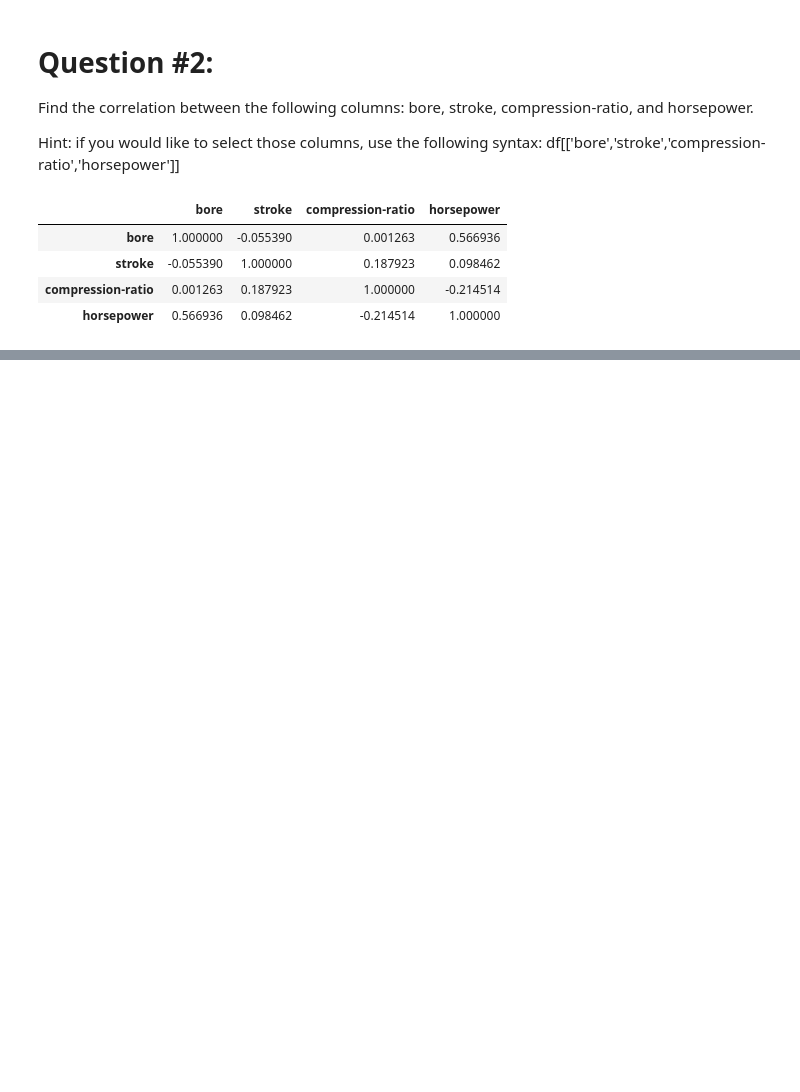
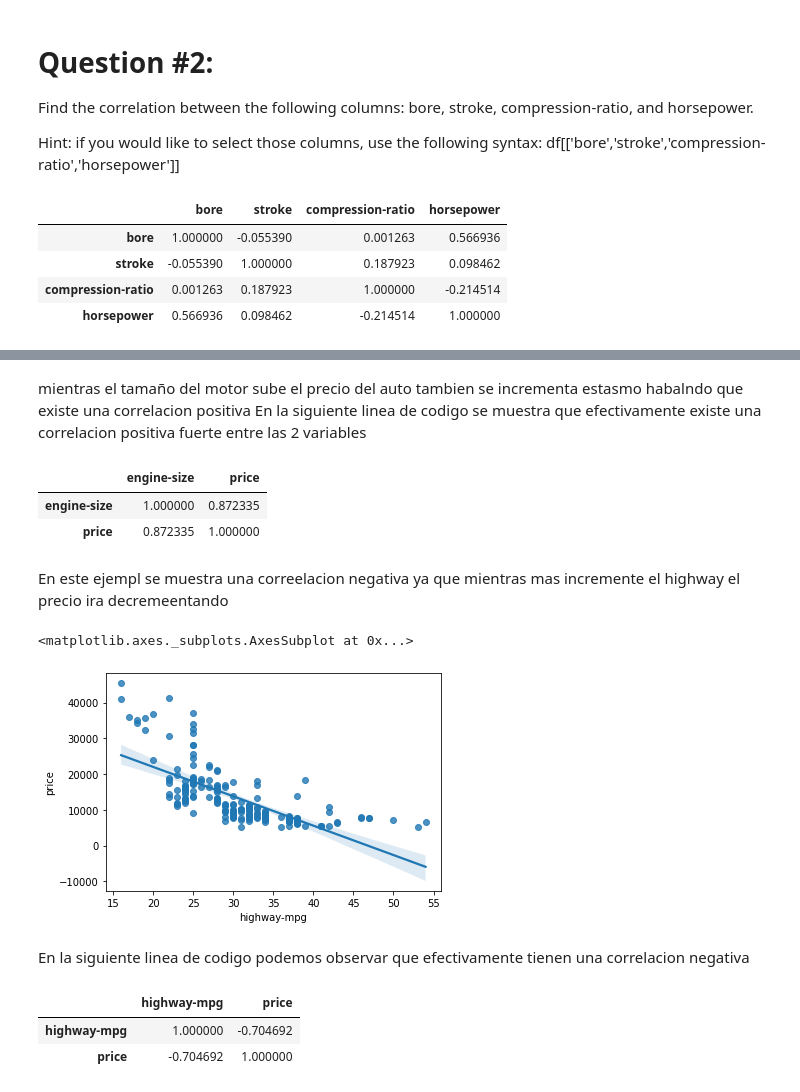
Before and after one commit to PosgradoMNA/actividades-de-aprendizaje-Emerson-JRM, a Jupyter notebook: Semana_6_Data_Analysis_with_Python_(IBM).ipynb, the cells around one changed output, grey strips where cells are left out. Cells and saved outputs as stored; diff of their text form; code cells hidden in the pictures; blank space fills up the shorter version.

```diff
--- a/Semana_6_Data_Analysis_with_Python_(IBM).ipynb
+++ b/Semana_6_Data_Analysis_with_Python_(IBM).ipynb
@@ -105,0 +119,24 @@ df[['bore', 'stroke', 'compression-ratio', 'horsepower']].corr()
+# %% [markdown]
+mientras el tamaño del motor sube el precio del auto tambien se incrementa estasmo habalndo que existe una correlacion positiva
+En la siguiente linea de codigo se muestra que efectivamente existe una correlacion positiva fuerte entre las 2 variables
+# %%
+df[["engine-size", "price"]].corr()
+# %% [output]
+|  | engine-size | price |
+| engine-size | 1.000000 | 0.872335 |
+| price | 0.872335 | 1.000000 |
+# %% [markdown]
+En este ejempl se muestra una correelacion negativa ya que mientras mas incremente el highway el precio ira decremeentando
+# %%
+sns.regplot(x="highway-mpg", y="price", data=df)
+# %% [output]
+<matplotlib.axes._subplots.AxesSubplot at 0x...>
+[figure, added]
+# %% [markdown]
+En la siguiente linea de codigo podemos observar que efectivamente tienen una correlacion negativa
+# %%
+df[['highway-mpg', 'price']].corr()
+# %% [output]
+|  | highway-mpg | price |
+| highway-mpg | 1.000000 | -0.704692 |
+| price | -0.704692 | 1.000000 |
```
Also changed, not shown: parts of 15 cells of this notebook.
